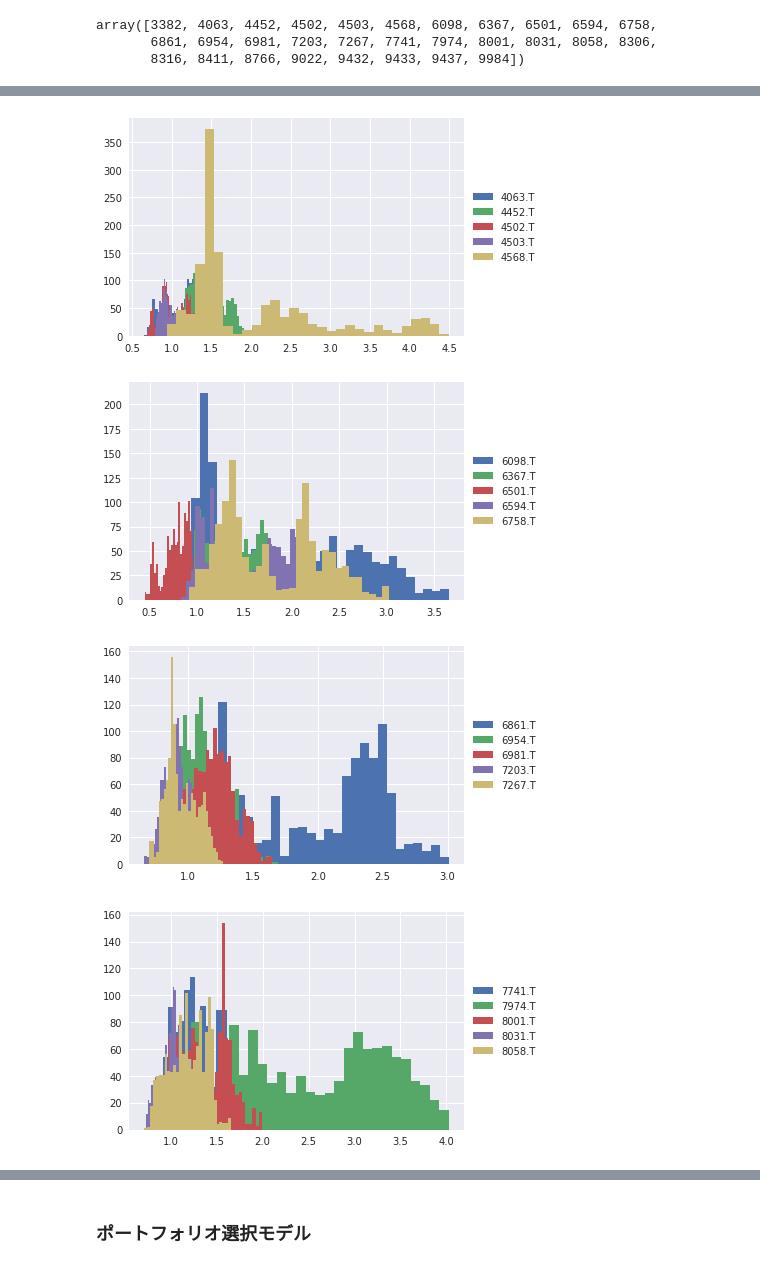
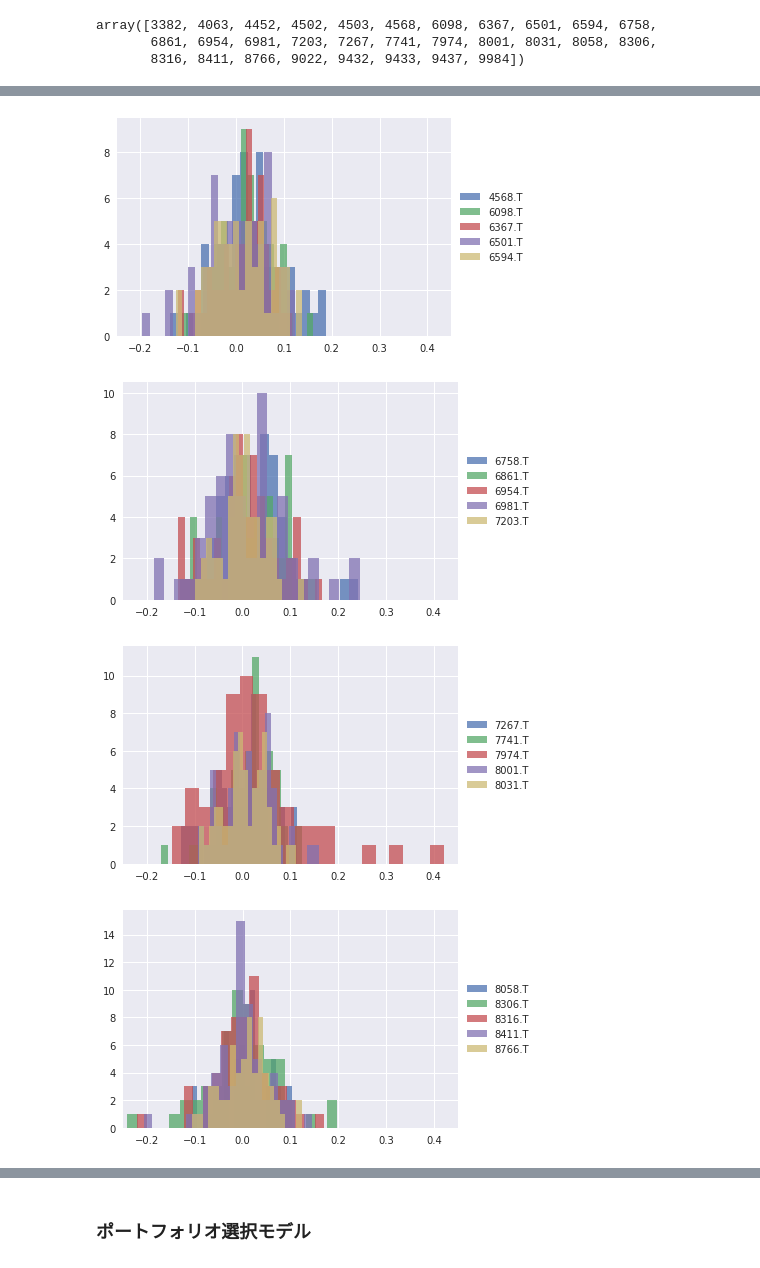
Before and after one commit to yumaloop/pyfe, a Jupyter notebook: notebook/markowitz_mean-variance_model_topix30core.ipynb, the cells around one changed output, grey strips where cells are left out. Saved outputs shown, nothing was run; the diff lists cells and outputs as text; code cells hidden in the pictures.

```diff
--- a/notebook/markowitz_mean-variance_model_topix30core.ipynb
+++ b/notebook/markowitz_mean-variance_model_topix30core.ipynb
@@ -90,8 +93,8 @@ def calc_cumulative_returns(df):
 # %%
-df_retcum = calc_cumulative_returns(df)
+df_retcum, df_retchg = calc_returns(df)
 
-display(df_retcum.head(3))
-display(df_retcum.tail(3))
+display(df_retchg.head(3))
+display(df_retchg.tail(3))
 # %% [output]
 |  | 3382.T | 4063.T | 4452.T | 4502.T | 4503.T | 4568.T | 6098.T | 6367.T | 6501.T | 6594.T | ... | ... |
 | Date |  |  |  |  |  |  |  |  |  |  |  | ... |
@@ -107,0 +111,6 @@ display(df_retcum.tail(3))
+# %%
+plt.figure(figsize=(12, 8))
+for idx, col in enumerate(df.columns):
+    plt.plot(df_retchg.index, df_retchg[col], label=col, alpha=0.5)
+plt.legend(loc='center left', bbox_to_anchor=(1.0, 0.5))
+plt.show()
@@ -108,7 +119,7 @@ display(df_retcum.tail(3))
 # %%
-plt.figure(figsize=(8, 8))
-# df_retcum.plot(subplot=True)
-df_retcum.plot(title=f"cum returns: topix30, NIKKEI225, TOPIX \n{st} - {ed}", alpha=0.5)
+plt.figure(figsize=(12, 8))
+for idx, col in enumerate(df.columns):
+    plt.plot(df_retcum.index, df_retcum[col], label=col, alpha=0.5)
 plt.legend(loc='center left', bbox_to_anchor=(1.0, 0.5))
 plt.show()
 # %% [output]
@@ -116,0 +127,6 @@ plt.show()
+# %%
+plt.figure(figsize=(12, 8))
+for idx, col in enumerate(df.columns):
+    plt.hist(df_retchg[[col]], label=col, alpha=0.5)
+plt.legend(loc='center left', bbox_to_anchor=(1.0, 0.5))
+plt.show()
@@ -117,7 +135,8 @@ plt.show()
 # %%
-for idx, col in enumerate(df_retcum.columns):
-    plt.hist(df_retcum[[col]].values, bins=30, label=col)
+for idx, col in enumerate(df.columns):
+    plt.hist(df_retchg[[col]].values, bins=20, label=col, alpha=0.75)
     plt.legend(loc='center left', bbox_to_anchor=(1.0, 0.5))
-    if idx % 5 == 0:
+    plt.xlim([-0.25, 0.45])
+    if (idx + 1) % 5 == 0:
         plt.show()
 # %% [output]
@@ -125,4 +144,4 @@ for idx, col in enumerate(df_retcum.columns):
-[figure, old version]
+[figure, new version]
-[figure, old version]
+[figure, new version]
-[figure, old version]
+[figure, new version]
-[figure, old version]
+[figure, new version]
```
Also changed, not shown: parts of 21 cells of this notebook, 1 other file.
